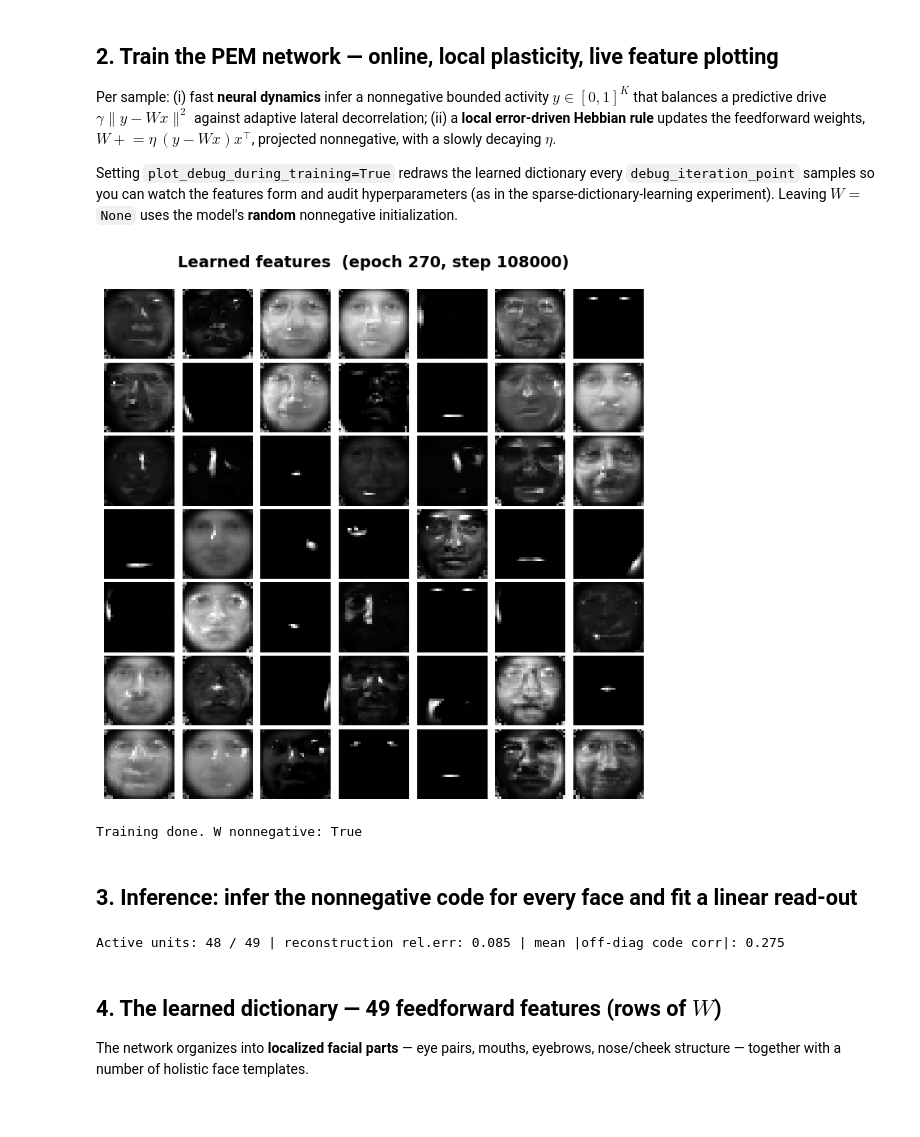
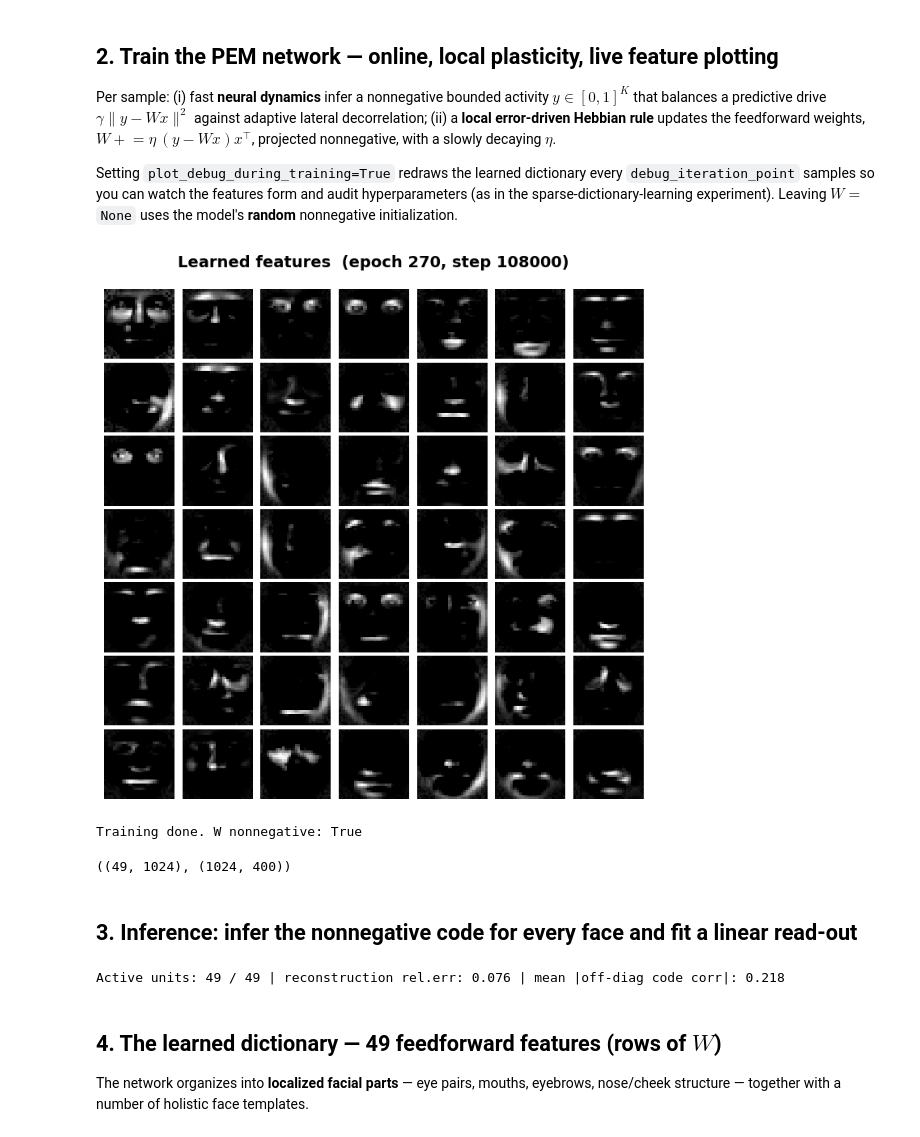
Before and after one commit to BariscanBozkurt/Predictive-Entropy-Maximization, a Jupyter notebook: Simulations/PredictiveBSS/PEM_Face_Feature_Learning.ipynb, the cells around one changed output. Cells and saved outputs as stored; diff of their text form; code cells hidden in the pictures.

```diff
--- a/Simulations/PredictiveBSS/PEM_Face_Feature_Learning.ipynb
+++ b/Simulations/PredictiveBSS/PEM_Face_Feature_Learning.ipynb
@@ -78,20 +78,24 @@ Setting `plot_debug_during_training=True` redraws the learned dictionary every
 # %%
 K = 49  # number of feature units
 model = PredictiveEntropyFaceNMF(
     n_sources=K, presumed_domain="nnantisparse",
     gamma_predictive=30.0, epsilon=2e-3, lambda_lateral=0.99,
-    lr_W=3e-3, lr_W_rule="divide_by_index", lr_W_decay_divider=60000,
-    neural_lr_start=0.1, neural_lr_stop=1e-3, neural_dynamics_iterations=200,
+    lr_W=1e-4, lr_W_rule="divide_by_index", lr_W_decay_divider=60000,
+    neural_lr_start=0.1, neural_lr_stop=1e-2, neural_dynamics_iterations=200,
     W=None,                       # <- random, data-independent initialization
     image_shape=IMG, project_W_nonnegative=True,
     plot_debug_during_training=True, debug_iteration_point=12000,  # live view every ~30 epochs
     seed=7,
 )
 model.fit(X, n_epochs=300, shuffle_samples=True)
 print("Training done. W nonnegative:", bool((model.W >= 0).all()))
 # %% [output]
-[figure, old version]
+[figure, new version]
 Training done. W nonnegative: True
+# %%
+model.W.shape, X.shape
+# %% [output]
+((49, 1024), (1024, 400))
 # %% [markdown]
 ## 3. Inference: infer the nonnegative code for every face and fit a linear read-out
 # %%
@@ -105,7 +109,7 @@ off = np.abs(corr[~np.eye(K, dtype=bool)]).mean()
 print("Active units: %d / %d | reconstruction rel.err: %.3f | mean |off-diag code corr|: %.3f"
       % (int((usage > 1e-6).sum()), K, pem_relerr, off))
 # %% [output]
-Active units: 48 / 49 | reconstruction rel.err: 0.085 | mean |off-diag code corr|: 0.275
+Active units: 49 / 49 | reconstruction rel.err: 0.076 | mean |off-diag code corr|: 0.218
 # %% [markdown]
 ## 4. The learned dictionary — 49 feedforward features (rows of $W$)
 
```
Also changed, not shown: parts of 3 cells of this notebook, 1 other file.
